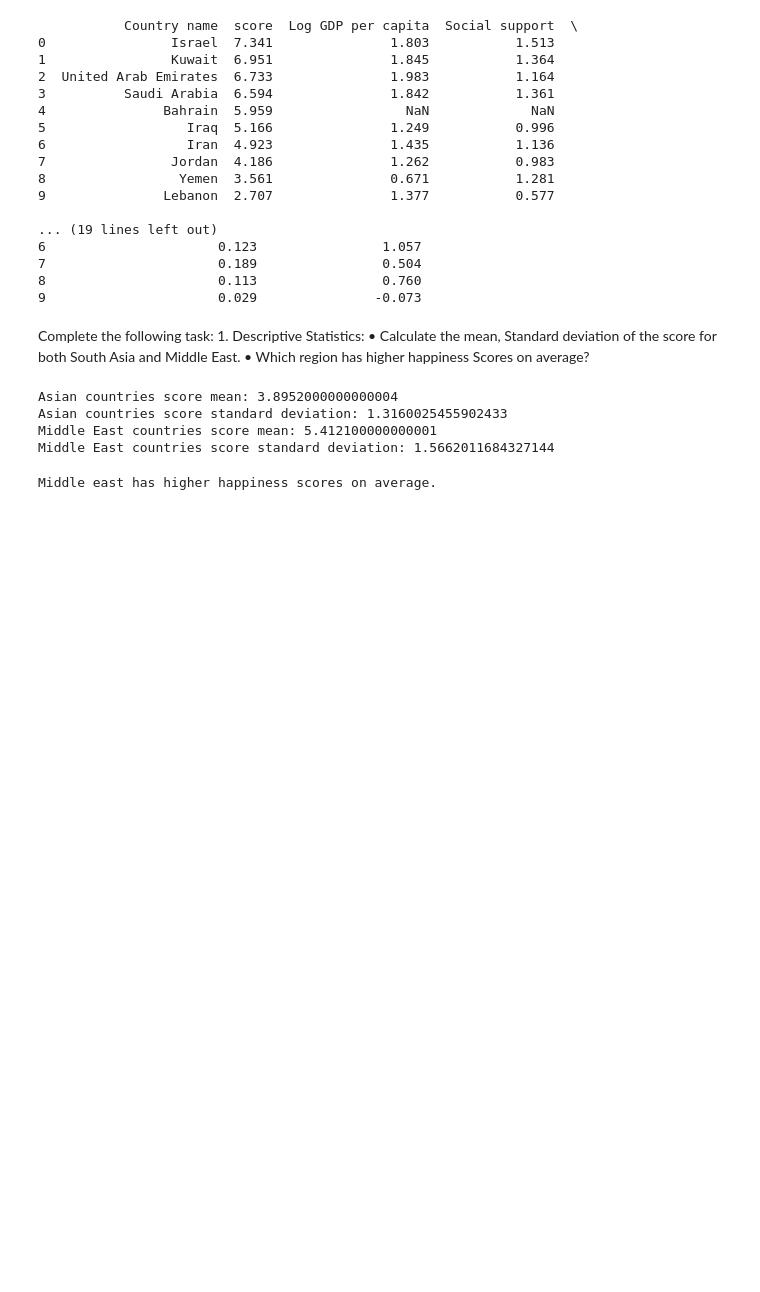
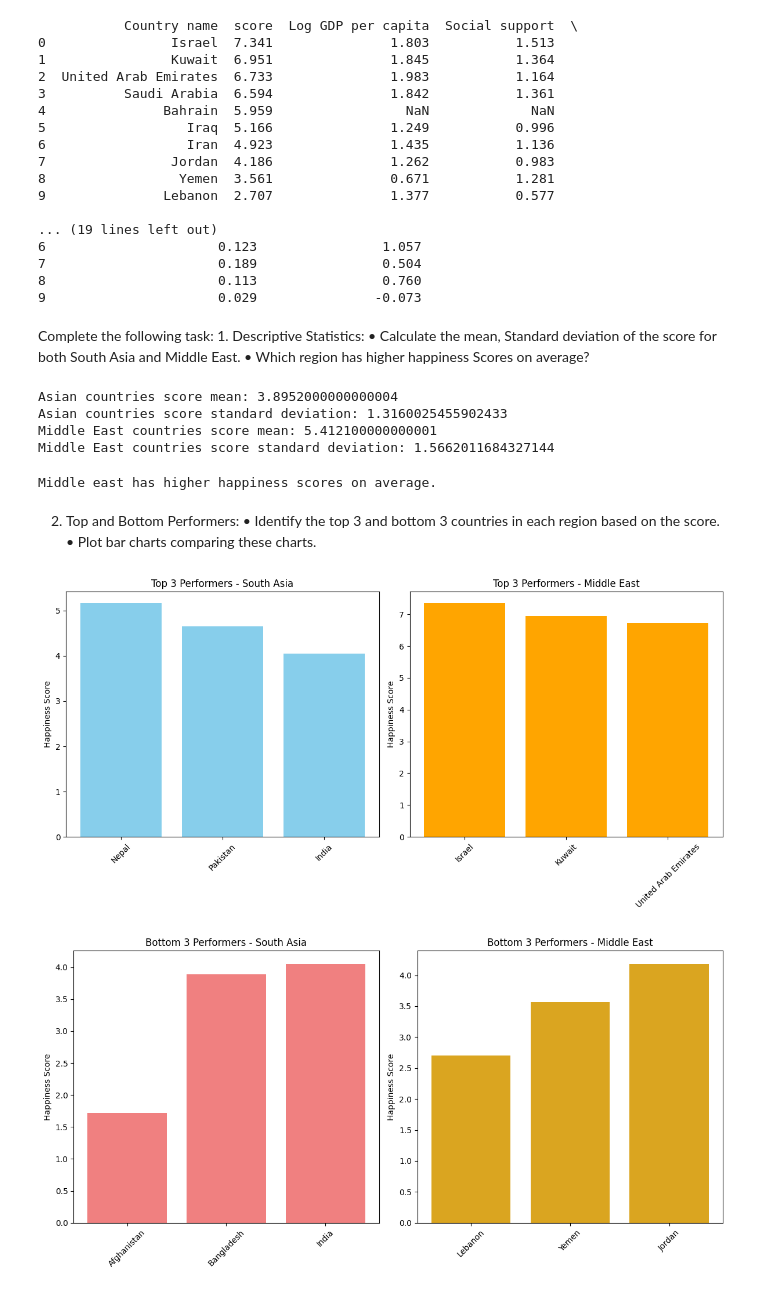
Before and after one commit to LearnerAnisha/python, a Jupyter notebook: coursework1.ipynb, the cells around one changed output. Cells and saved outputs as stored; diff of their text form; code cells hidden in the pictures; blank space fills up the shorter version.

Commit message:
add task3 problem2 'bottom and top performers'

```diff
--- a/coursework1.ipynb
+++ b/coursework1.ipynb
@@ -505,3 +505,55 @@ else:
   print("Middle east has higher happiness scores on average.")
 # %% [output]
 Middle east has higher happiness scores on average.
+# %% [markdown]
+2. Top and Bottom Performers:
+• Identify the top 3 and bottom 3 countries in each region based on the score.
+• Plot bar charts comparing these charts.
+# %%
+top3_asian_countries = filtered_asian_list.nlargest(3, 'score')
+bottom3_asian_countries = filtered_asian_list.nsmallest(3, 'score')
+
+top3_middleeast_countries = filtered_middle_east_countries.nlargest(3, 'score')
+bottom3_middleeast_countries = filtered_middle_east_countries.nsmallest(3, 'score')
+# %%
+plt.figure(figsize=(12, 6))
+
+# Top 3 South Asia
+plt.subplot(1, 2, 1)  # 1 row, 2 columns, position 1
+plt.bar(top3_asian_countries['Country name'], top3_asian_countries['score'], color='skyblue')
+plt.title('Top 3 Performers - South Asia')
+plt.ylabel('Happiness Score')
+plt.xticks(rotation=45)
+
+# Top 3 Middle East
+plt.subplot(1, 2, 2)  # 1 row, 2 columns, position 2
+plt.bar(top3_middleeast_countries['Country name'], top3_middleeast_countries['score'], color='orange')
+plt.title('Top 3 Performers - Middle East')
+plt.ylabel('Happiness Score')
+plt.xticks(rotation=45)
+
+plt.tight_layout()
+plt.show()
+
+# Set up the figure for Bottom Performers
+plt.figure(figsize=(12, 6))
+
+# Bottom 3 South Asia
+plt.subplot(1, 2, 1)  # 1 row, 2 columns, position 1
+plt.bar(bottom3_asian_countries['Country name'], bottom3_asian_countries['score'], color='lightcoral')
+plt.title('Bottom 3 Performers - South Asia')
+plt.ylabel('Happiness Score')
+plt.xticks(rotation=45)
+
+# Bottom 3 Middle East
+plt.subplot(1, 2, 2)  # 1 row, 2 columns, position 2
+plt.bar(bottom3_middleeast_countries['Country name'], bottom3_middleeast_countries['score'], color='goldenrod')
+plt.title('Bottom 3 Performers - Middle East')
+plt.ylabel('Happiness Score')
+plt.xticks(rotation=45)
+
+plt.tight_layout()
+plt.show()
+# %% [output]
+[figure, added]
+[figure, added]
```
